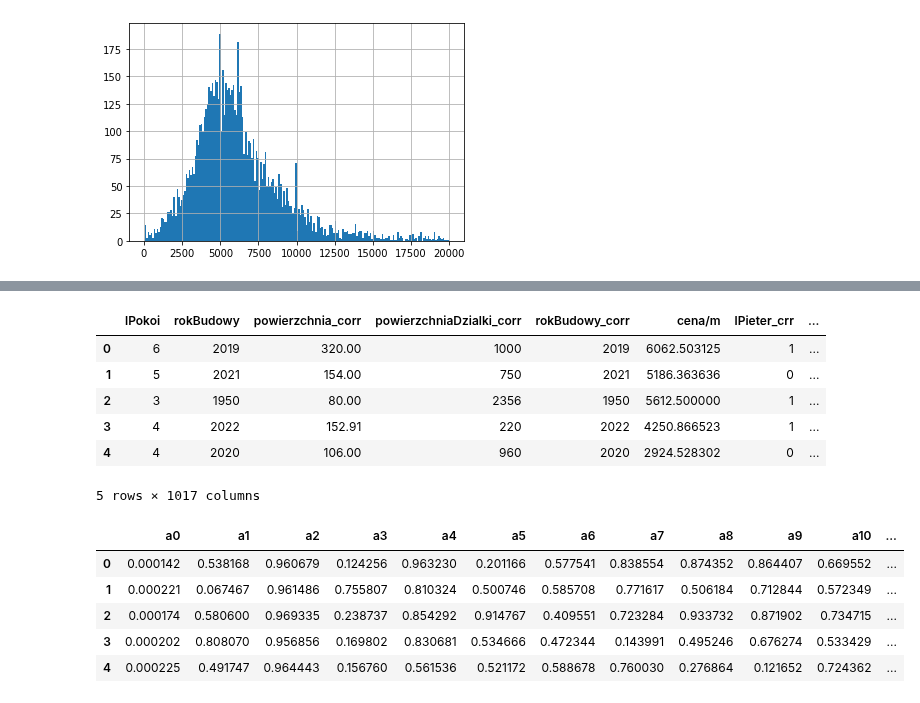
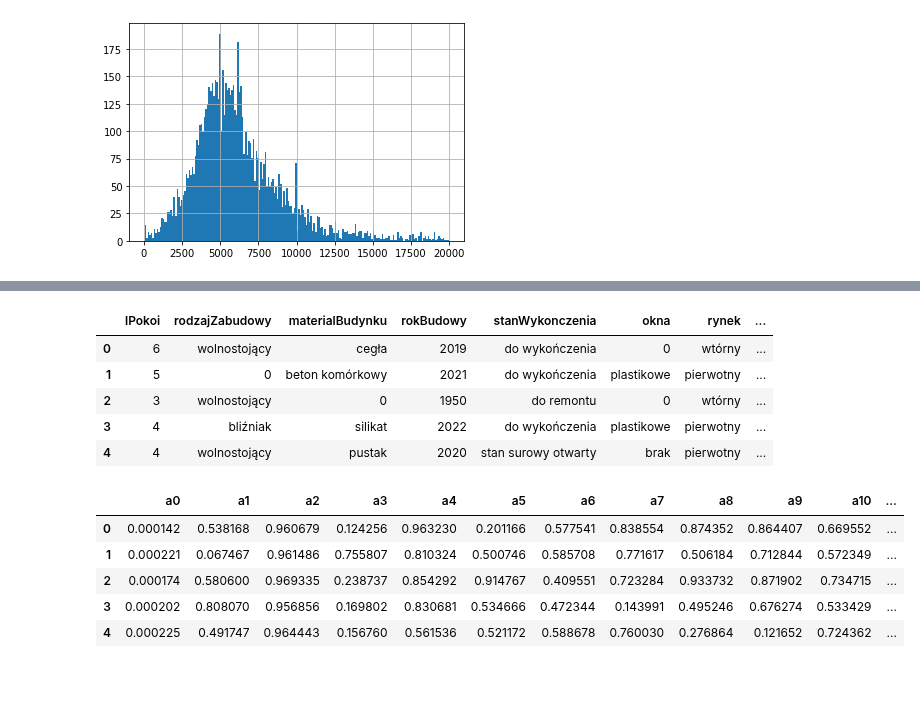
Before and after one commit to KacperGrodecki/Masovian-real-estate, a Jupyter notebook: mazowieckie_colab.ipynb, the cells around one changed output, grey strips where cells are left out. Drawn from its saved outputs; the diff is of its cells as text; code cells hidden in the pictures.

```diff
--- a/mazowieckie_colab.ipynb
+++ b/mazowieckie_colab.ipynb
@@ -126,12 +125,12 @@ def makeDataFrame(file):
     concat_dropped = concat_dropped.fillna(0)
     concat_dropped = concat_dropped[concat_dropped['cena/m'] < 20000]
     concat_dropped['cena/m'].hist(bins=200)
-    concat_dropped_dumm = pd.get_dummies(concat_dropped, columns=['rodzajZabudowy', 'materialBudynku', 'stanWykonczenia', 'okna', 'rynek',
-                                             'cities_corr','districts','region_corr'])
-    return concat_dropped_dumm,concat_dropped
+    #concat_dropped_dumm = pd.get_dummies(concat_dropped, columns=['rodzajZabudowy', 'materialBudynku', 'stanWykonczenia', 'okna', 'rynek',
+    #                                         'cities_corr','districts','region_corr'])
+    return concat_dropped
 # %%
 filename='/content/drive/My Drive/domy mazowieckie/dfMazowieckie.csv'
 # %%
-concat_dropped_dumm,concat_dropped=makeDataFrame(filename)
+concat_dropped=makeDataFrame(filename)
 # %% [output]
 [figure]
@@ -138,13 +169,12 @@ concat_dropped_dumm,concat_dropped=makeDataFrame(filename)
 # %%
-concat_dropped_dumm.head()
+concat_dropped.head()
 # %% [output]
-|  | lPokoi | rokBudowy | powierzchnia_corr | powierzchniaDzialki_corr | rokBudowy_corr | cena/m | lPieter_crr | ... |
-| 0 | 6 | 2019 | 320.00 | 1000 | 2019 | 6062.503125 | 1 | ... |
-| 1 | 5 | 2021 | 154.00 | 750 | 2021 | 5186.363636 | 0 | ... |
-| 2 | 3 | 1950 | 80.00 | 2356 | 1950 | 5612.500000 | 1 | ... |
-| 3 | 4 | 2022 | 152.91 | 220 | 2022 | 4250.866523 | 1 | ... |
-| 4 | 4 | 2020 | 106.00 | 960 | 2020 | 2924.528302 | 0 | ... |
+|  | lPokoi | rodzajZabudowy | materialBudynku | rokBudowy | stanWykonczenia | okna | rynek | ... |
+| 0 | 6 | wolnostojący | cegła | 2019 | do wykończenia | 0 | wtórny | ... |
+| 1 | 5 | 0 | beton komórkowy | 2021 | do wykończenia | plastikowe | pierwotny | ... |
+| 2 | 3 | wolnostojący | 0 | 1950 | do remontu | 0 | wtórny | ... |
+| 3 | 4 | bliźniak | silikat | 2022 | do wykończenia | plastikowe | pierwotny | ... |
+| 4 | 4 | wolnostojący | pustak | 2020 | stan surowy otwarty | brak | pierwotny | ... |
-5 rows × 1017 columns
 # %%
 from sklearn.decomposition import FastICA
 transformer = FastICA(n_components=20,random_state=0)
```
Also changed, not shown: parts of 3 cells of this notebook.
